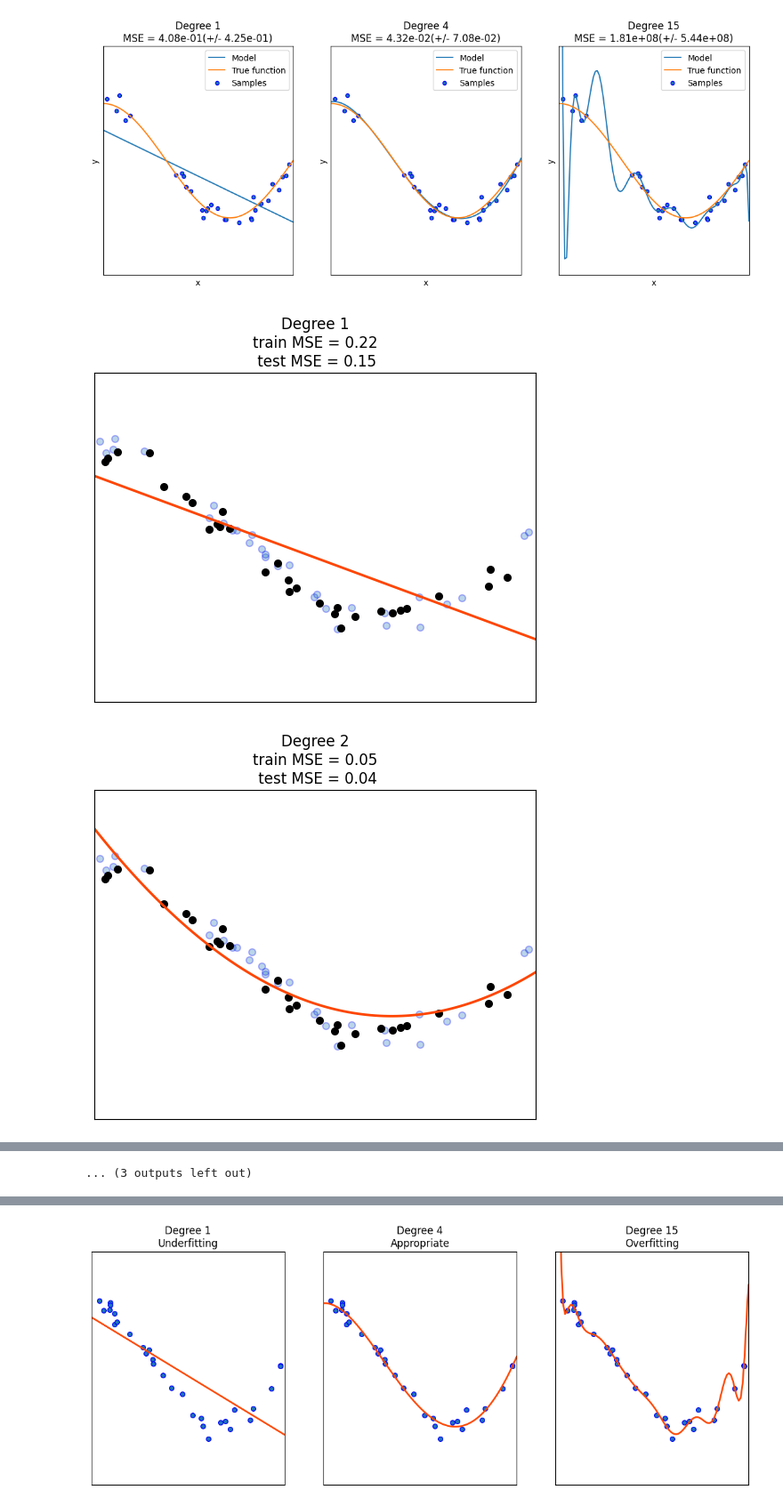
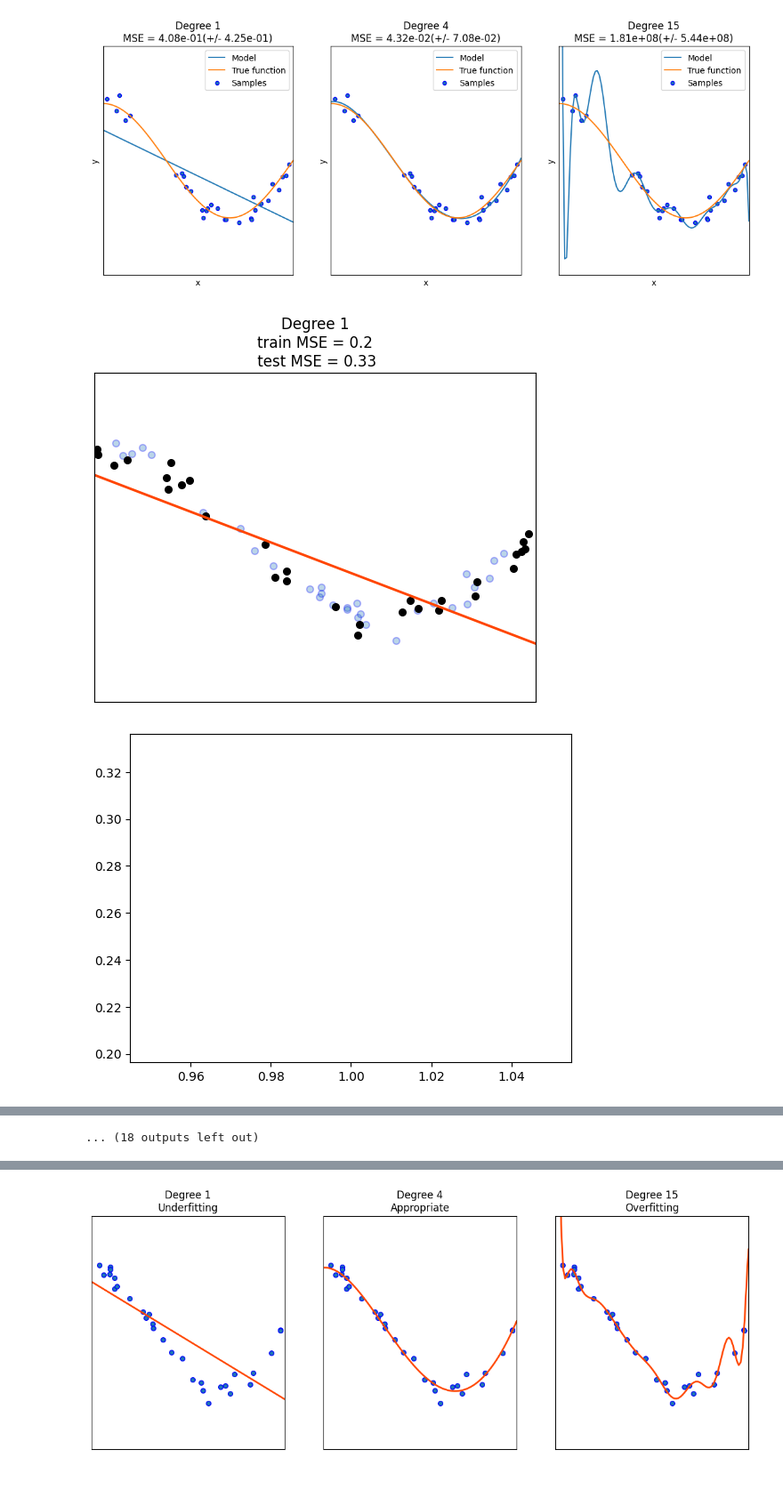
Before and after one commit to ptresson/overfitting_sampling_presentation, a Jupyter notebook: plot_overfitting.ipynb, the cells around one changed output, grey strips where cells are left out. Shown at 89% size. Cells and saved outputs as stored; diff of their text form; code cells hidden in the pictures; blank space fills up the shorter version.

Commit message:
plot ovefitting steps

```diff
--- a/plot_overfitting.ipynb
+++ b/plot_overfitting.ipynb
@@ -82,7 +82,7 @@ degrees = range(1,16)
 X = np.sort(np.random.rand(n_samples))
 np.random.seed(0)
 y = true_fun(X) + np.random.randn(n_samples) * 0.1
-np.random.seed(3)
+np.random.seed(4)
 X_test = np.sort(np.random.rand(n_samples))
 y_test = true_fun(X_test) + np.random.randn(n_samples) * 0.1
 test_mse = []
@@ -94,32 +94,37 @@ for i in range(len(degrees)):
 
     polynomial_features = PolynomialFeatures(degree=degrees[i], include_bias=False)
     linear_regression = LinearRegression()
     pipeline = Pipeline(
         [
             ("polynomial_features", polynomial_features),
             ("linear_regression", linear_regression),
         ]
     )
     pipeline.fit(X[:, np.newaxis], y)
 
     # Evaluate the models using crossvalidation
     # scores = cross_val_score(
     #     pipeline, X[:, np.newaxis], y_test, scoring="neg_mean_squared_error", cv=10
     # )
     SE = np.square(y_test - pipeline.predict(X_test[:, np.newaxis]))
     MSE = np.mean(SE)
     test_mse.append(MSE)
     train_SE = np.square(y - pipeline.predict(X[:, np.newaxis]))
     train_MSE = np.mean(train_SE)
     train_mse.append(train_MSE)
     X_plot = np.linspace(0, 1, 100)
     plt.plot(X_plot, pipeline.predict(X_plot[:, np.newaxis]), lw=2, c='orangered')
     plt.scatter(X, y, edgecolor="b", s=30, alpha=.3)
     plt.scatter(X_test, y_test, facecolor="k", s=30)
     plt.xlim((0, 1))
     plt.ylim((-2, 2))
     plt.title(f"Degree {degrees[i]}\ntrain MSE = {train_MSE:.2}\n test MSE = {MSE:.2}")
     plt.savefig(f'./figs/overfitting{i}.png')
+
+    fig, ax = plt.subplots()
+    ax.plot(degrees[:i+1], train_mse, c='b')
+    ax.plot(degrees[:i+1], test_mse, c='k')
+    plt.savefig(f'./figs/train_test_loss-{i}.png')
 # %% [output]
-[figure, old version]
+[figure, new version]
-[figure, old version]
+[figure, new version]
@@ -136 +141 @@ for i in range(len(degrees)):
-... (3 outputs left out)
+... (18 outputs left out)
```
Also changed, not shown: parts of 2 cells of this notebook, 30 other files.
